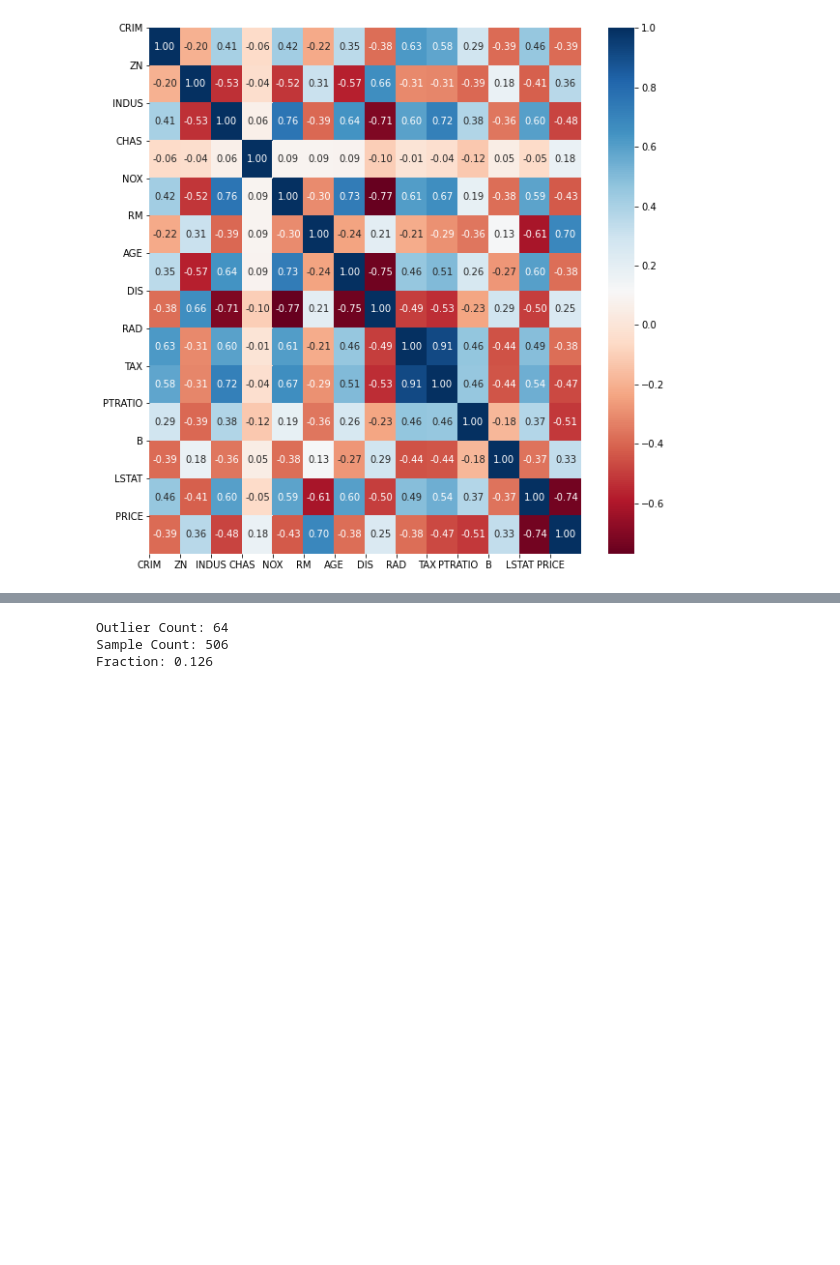
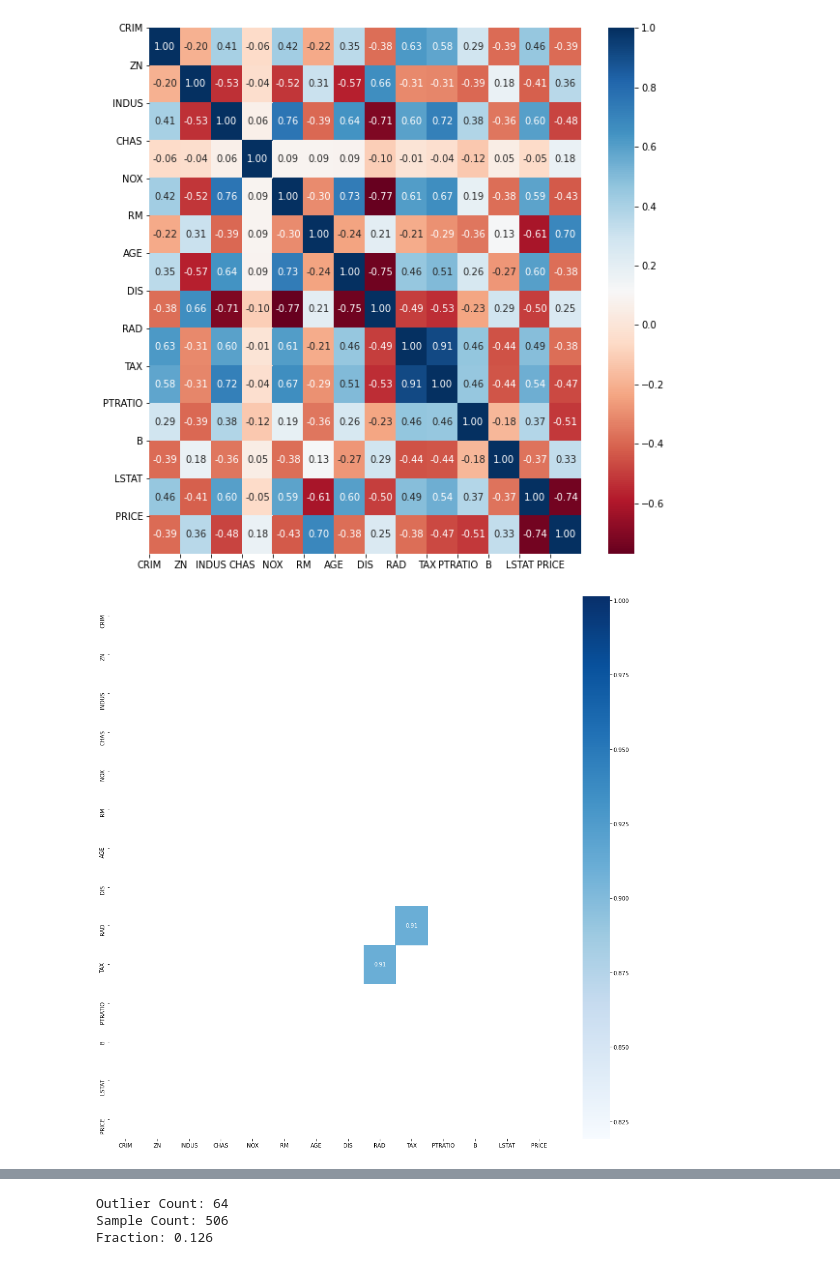
Before and after one commit to senanursahin/GlobalAIHubMachineLearningCourse, a Jupyter notebook: Homeworks/HW2.ipynb, the cells around one changed output, grey strips where cells are left out. Drawn from its saved outputs; the diff is of its cells as text; code cells hidden in the pictures; blank space fills up the shorter version.

```diff
--- a/Homeworks/HW2.ipynb
+++ b/Homeworks/HW2.ipynb
@@ -118,0 +136,11 @@ plt.show()
+# %%
+# Drop correlated features (check correlation matrix)
+# defining a filter-scale for showing you what I explained above
+corr_df = corr[(corr > 0.8) & (corr < 1.0)]
+
+# printing the plot
+plt.figure(figsize=(18,18))
+sns.heatmap(corr_df, annot=True, cmap=plt.cm.Blues )
+plt.show()
+# %% [output]
+[figure, added]
```
Also changed, not shown: parts of 34 cells of this notebook.
